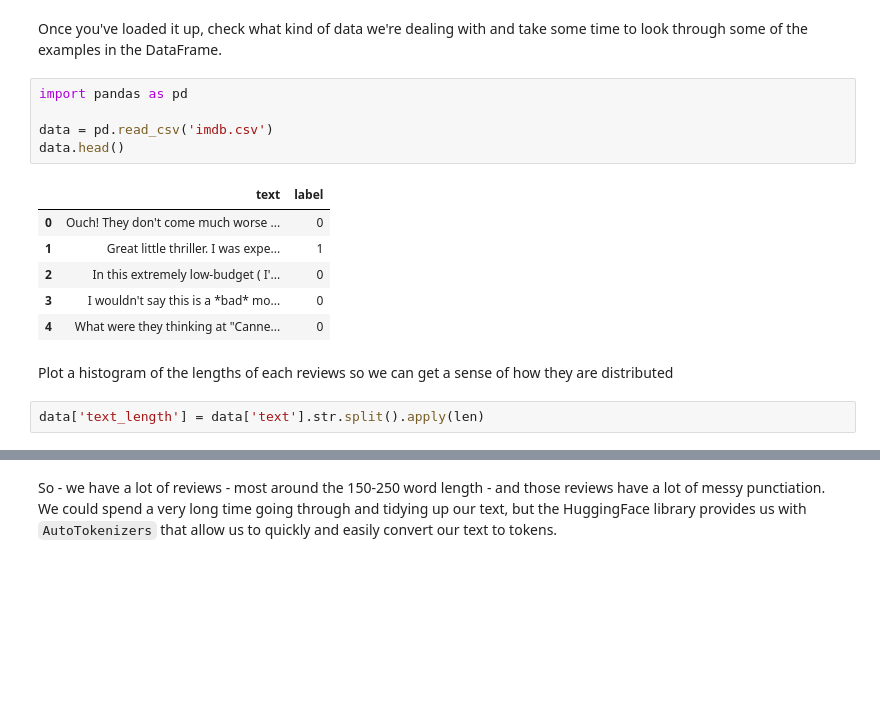
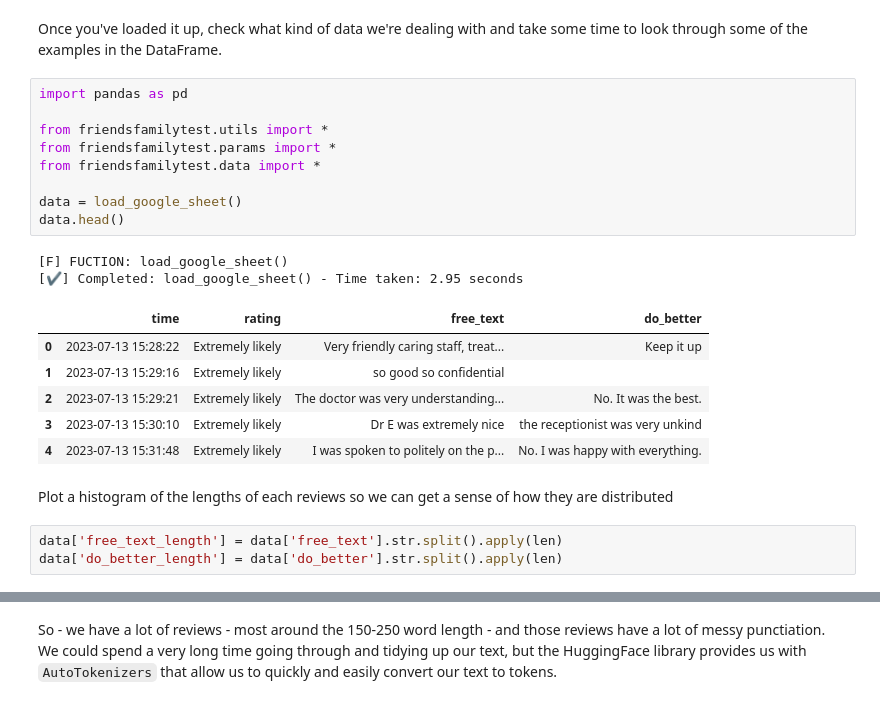
Before and after one commit to janduplessis883/friends-and-family-test-analysis, a Jupyter notebook: notebooks/model-fine-tuning.ipynb, the cells around one changed output, grey strips where cells are left out. Drawn from its saved outputs; the diff is of its cells as text; blank space fills up the shorter version.

```diff
--- a/notebooks/model-fine-tuning.ipynb
+++ b/notebooks/model-fine-tuning.ipynb
@@ -11,19 +11,26 @@ Once you've loaded it up, check what kind of data we're dealing with and take so
 # %%
 import pandas as pd
 
-data = pd.read_csv('imdb.csv')
+from friendsfamilytest.utils import *
+from friendsfamilytest.params import *
+from friendsfamilytest.data import *
+
+data = load_google_sheet()
 data.head()
 # %% [output]
+[F] FUCTION: load_google_sheet()
+[✔️] Completed: load_google_sheet() - Time taken: 2.95 seconds
-|  | text | label |
-| 0 | Ouch! They don't come much worse ... | 0 |
-| 1 | Great little thriller. I was expe... | 1 |
-| 2 | In this extremely low-budget ( I'... | 0 |
-| 3 | I wouldn't say this is a *bad* mo... | 0 |
-| 4 | What were they thinking at "Canne... | 0 |
+|  | time | rating | free_text | do_better |
+| 0 | 2023-07-13 15:28:22 | Extremely likely | Very friendly caring staff, treat... | Keep it up |
+| 1 | 2023-07-13 15:29:16 | Extremely likely | so good so confidential |  |
+| 2 | 2023-07-13 15:29:21 | Extremely likely | The doctor was very understanding... | No. It was the best. |
+| 3 | 2023-07-13 15:30:10 | Extremely likely | Dr E was extremely nice | the receptionist was very unkind |
+| 4 | 2023-07-13 15:31:48 | Extremely likely | I was spoken to politely on the p... | No. I was happy with everything. |
 # %% [markdown]
 Plot a histogram of the lengths of each reviews so we can get a sense of how they are distributed
 # %%
-data['text_length'] = data['text'].str.split().apply(len)
+data['free_text_length'] = data['free_text'].str.split().apply(len)
+data['do_better_length'] = data['do_better'].str.split().apply(len)
 # %%
 data.head()
 # %% [output]
```
Also changed, not shown: parts of 13 cells of this notebook, 1 other file.
